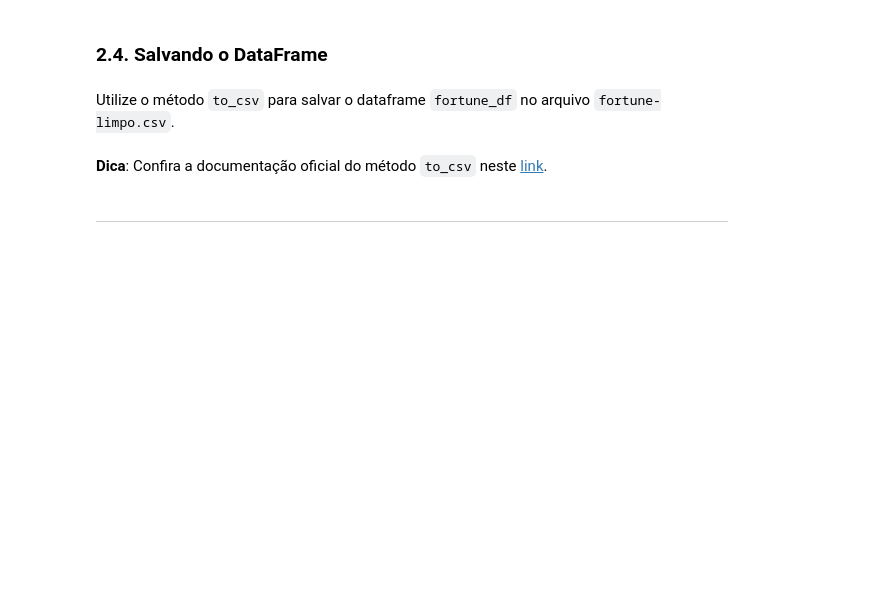
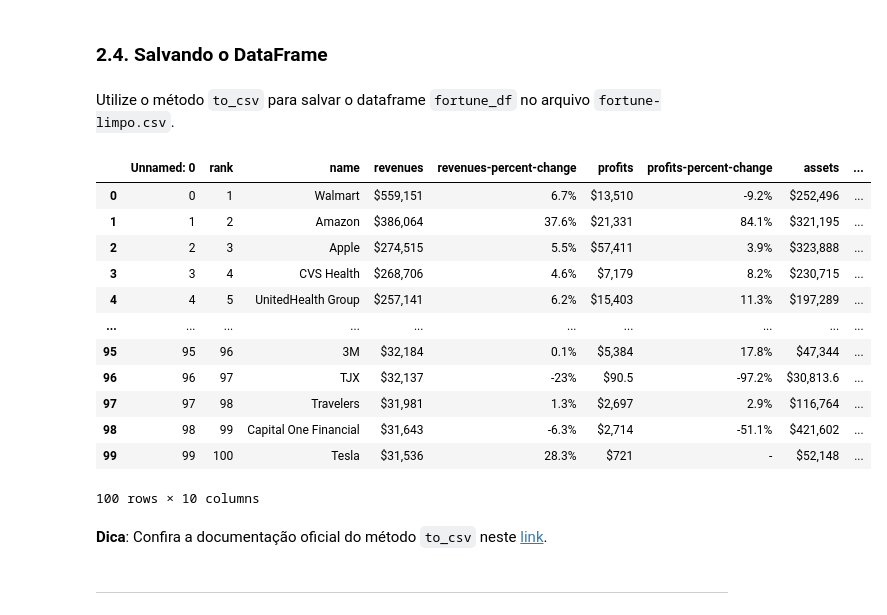
Before and after one commit to armando-nahmias/EBAC, a Jupyter notebook: AD/PAD_M12_Resposta.ipynb, the cells around one changed output. Saved outputs shown, nothing was run; the diff lists cells and outputs as text; code cells hidden in the pictures; blank space fills up the shorter version.

```diff
--- a/AD/PAD_M12_Resposta.ipynb
+++ b/AD/PAD_M12_Resposta.ipynb
@@ -126,6 +126,6 @@ Crie o dataframe Pandas na variável `fortune_df` através da leitura do arquivo
 # %%
 import pandas as pd
 # %%
-fortune_df = pd.read_csv('./dados/fortune.csv') # continue o codigo aqui
+fortune_df = pd.read_csv('./dados/fortune.csv', delimiter=';') # continue o codigo aqui
 fortune_df
 # %% [output]
@@ -154,0 +185,5 @@ Grande parte das colunas numéricas (exceto a coluna `ranking` e `employees`) po
+# %%
+... # continue o codigo aqui
+#não consegui entender como extrair os caracteres solicitados
+fortune_df = fortune_df.apply(lambda item: item.replace('$', ''))
+fortune_df
@@ -163,3 +210,24 @@ Utilize o método `to_csv` para salvar o dataframe `fortune_df` no arquivo `fort
+# %%
+... # continue o codigo aqui
+fortune_df.to_csv('./dados/fortune-limpo.csv', sep=';')
+
+fortune_limpo_df = pd.read_csv('./dados/fortune-limpo.csv', delimiter=';')
+
+fortune_limpo_df
+# %% [output]
+|  | Unnamed: 0 | rank | name | revenues | revenues-percent-change | profits | profits-percent-change | assets | ... |
+| 0 | 0 | 1 | Walmart | $559,151 | 6.7% | $13,510 | -9.2% | $252,496 | ... |
+| 1 | 1 | 2 | Amazon | $386,064 | 37.6% | $21,331 | 84.1% | $321,195 | ... |
+| 2 | 2 | 3 | Apple | $274,515 | 5.5% | $57,411 | 3.9% | $323,888 | ... |
+| 3 | 3 | 4 | CVS Health | $268,706 | 4.6% | $7,179 | 8.2% | $230,715 | ... |
+| 4 | 4 | 5 | UnitedHealth Group | $257,141 | 6.2% | $15,403 | 11.3% | $197,289 | ... |
+| ... | ... | ... | ... | ... | ... | ... | ... | ... | ... |
+| 95 | 95 | 96 | 3M | $32,184 | 0.1% | $5,384 | 17.8% | $47,344 | ... |
+| 96 | 96 | 97 | TJX | $32,137 | -23% | $90.5 | -97.2% | $30,813.6 | ... |
+| 97 | 97 | 98 | Travelers | $31,981 | 1.3% | $2,697 | 2.9% | $116,764 | ... |
+| 98 | 98 | 99 | Capital One Financial | $31,643 | -6.3% | $2,714 | -51.1% | $421,602 | ... |
+| 99 | 99 | 100 | Tesla | $31,536 | 28.3% | $721 | - | $52,148 | ... |
+100 rows × 10 columns
 # %% [markdown]
 **Dica**: Confira a documentação oficial do método `to_csv` neste [link](https://pandas.pydata.org/docs/reference/api/pandas.DataFrame.to_csv.html).
 # %% [markdown]
```
Also changed, not shown: parts of 7 cells of this notebook, 2 other files.
